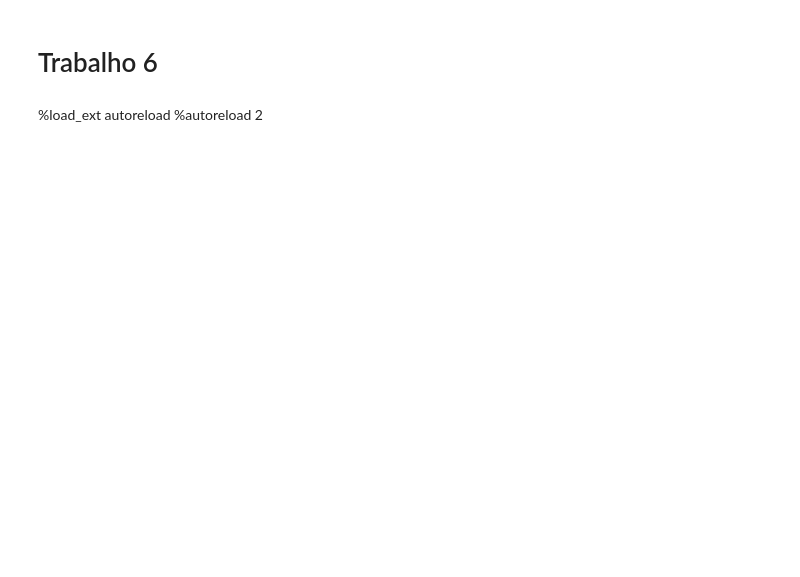
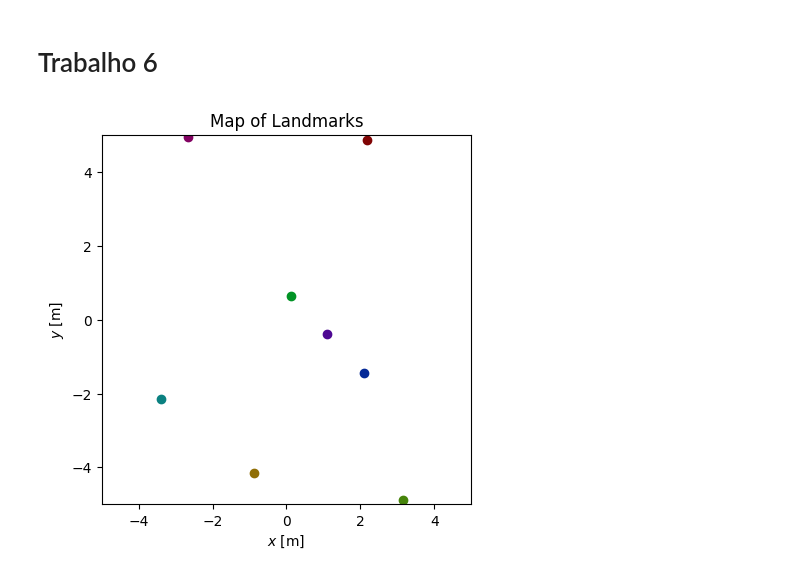
Before and after one commit to jtu-hub/UFRJ-COE-841, a Jupyter notebook: trabalho6/trabalho6.ipynb, the cells around one changed output. Saved outputs shown, nothing was run; the diff lists cells and outputs as text; code cells hidden in the pictures; blank space fills up the shorter version.

```diff
--- a/trabalho6/trabalho6.ipynb
+++ b/trabalho6/trabalho6.ipynb
@@ -1,5 +1,2 @@
 # %% [markdown]
 # Trabalho 6
-# %% [markdown]
-%load_ext autoreload
-%autoreload 2
@@ -26,27 +26,29 @@ ekf = EKFSlamKnownCorrespondences()
 # %%
 # create map
-n_landmarks = 30
+n_landmarks = 8
 
 x_lims = (-5, 5)
 y_lims = (-5, 5)
 
 landmarks = []
 for signature in range(n_landmarks):
     #sample coordinates in roi
     x = np.random.uniform(x_lims[0], x_lims[1])
     y = np.random.uniform(y_lims[0], y_lims[1])
-    phi = Angle.from_radians(np.random.uniform(0, 2 * np.pi))
+    phi = Angle(np.random.uniform(0, 2 * np.pi))
     #create landmark
     landmarks.append(Landmark(Pose(x, y, phi), signature))
 
-landmark_map = LandmarkMap(landmarks, x_lims=x_lims, y_lims=y_lims)
+env = LandmarkMap(landmarks, x_lims=x_lims, y_lims=y_lims)
 
 #plot map
 f, ax = plt.subplots()
 
 ax.set_title("Map of Landmarks")
 ax.set_xlabel("$x$ [m]")
 ax.set_ylabel("$y$ [m]")
 ax.set_aspect('equal', adjustable='box')
 
-landmark_map.draw(ax)
+env.draw(ax)
+# %% [output]
+[figure, added]
```
Also changed, not shown: parts of 9 cells of this notebook, 9 other files.
